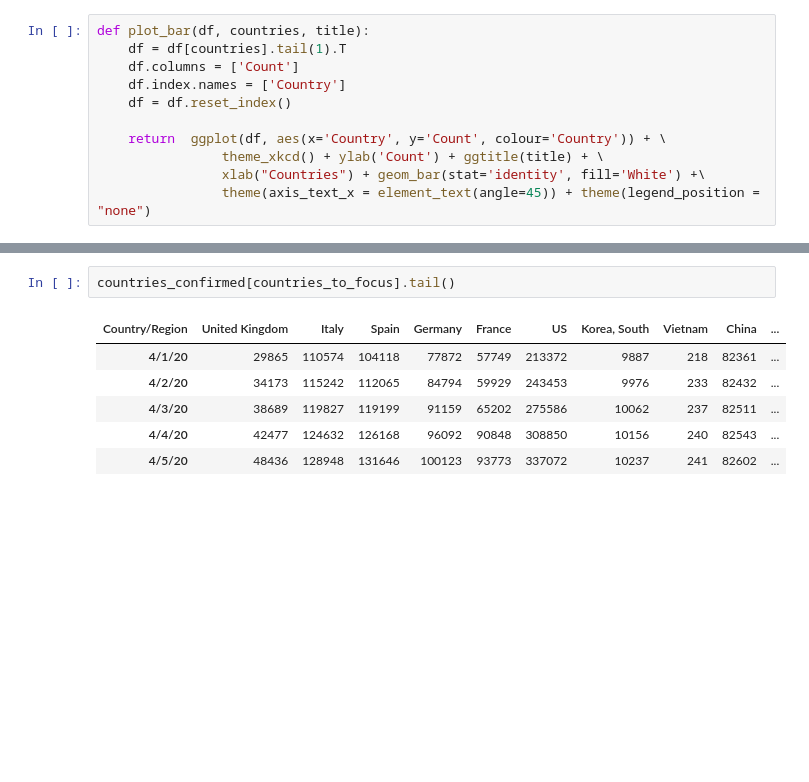
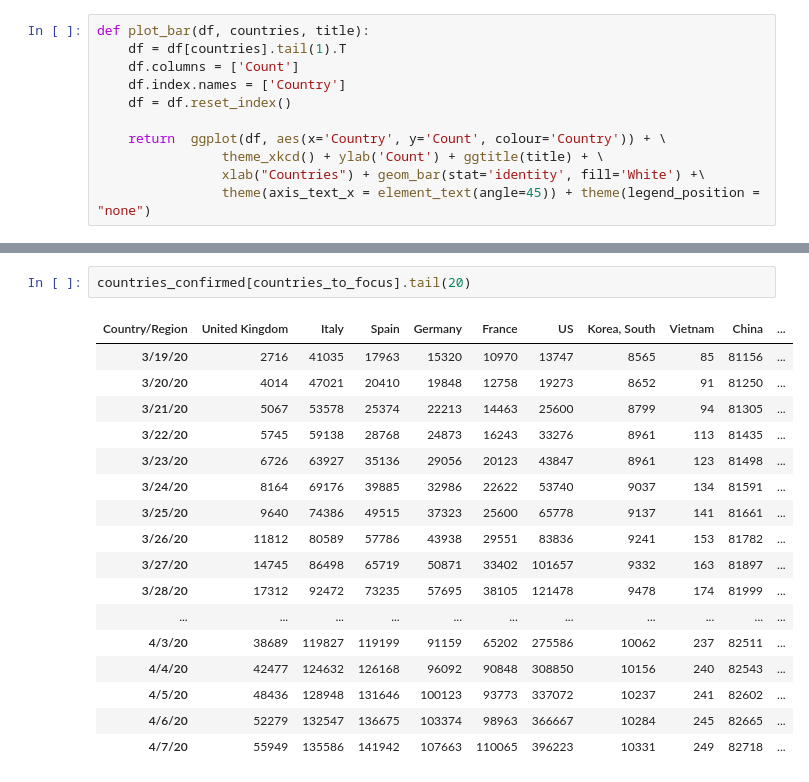
Before and after one commit to ashic/corona, a Jupyter notebook: notebooks/growth-rates.ipynb, the cells around one changed output, grey strips where cells are left out. Cells and saved outputs as stored; diff of their text form; blank space fills up the shorter version.

```diff
--- a/notebooks/growth-rates.ipynb
+++ b/notebooks/growth-rates.ipynb
@@ -206,12 +206,23 @@ p
 # %%
-countries_confirmed[countries_to_focus].tail()
+countries_confirmed[countries_to_focus].tail(20)
 # %% [output]
 | Country/Region | United Kingdom | Italy | Spain | Germany | France | US | Korea, South | Vietnam | China | ... |
-| 4/1/20 | 29865 | 110574 | 104118 | 77872 | 57749 | 213372 | 9887 | 218 | 82361 | ... |
-| 4/2/20 | 34173 | 115242 | 112065 | 84794 | 59929 | 243453 | 9976 | 233 | 82432 | ... |
+| 3/19/20 | 2716 | 41035 | 17963 | 15320 | 10970 | 13747 | 8565 | 85 | 81156 | ... |
+| 3/20/20 | 4014 | 47021 | 20410 | 19848 | 12758 | 19273 | 8652 | 91 | 81250 | ... |
+| 3/21/20 | 5067 | 53578 | 25374 | 22213 | 14463 | 25600 | 8799 | 94 | 81305 | ... |
+| 3/22/20 | 5745 | 59138 | 28768 | 24873 | 16243 | 33276 | 8961 | 113 | 81435 | ... |
+| 3/23/20 | 6726 | 63927 | 35136 | 29056 | 20123 | 43847 | 8961 | 123 | 81498 | ... |
+| 3/24/20 | 8164 | 69176 | 39885 | 32986 | 22622 | 53740 | 9037 | 134 | 81591 | ... |
+| 3/25/20 | 9640 | 74386 | 49515 | 37323 | 25600 | 65778 | 9137 | 141 | 81661 | ... |
+| 3/26/20 | 11812 | 80589 | 57786 | 43938 | 29551 | 83836 | 9241 | 153 | 81782 | ... |
+| 3/27/20 | 14745 | 86498 | 65719 | 50871 | 33402 | 101657 | 9332 | 163 | 81897 | ... |
+| 3/28/20 | 17312 | 92472 | 73235 | 57695 | 38105 | 121478 | 9478 | 174 | 81999 | ... |
+| ... | ... | ... | ... | ... | ... | ... | ... | ... | ... | ... |
 | 4/3/20 | 38689 | 119827 | 119199 | 91159 | 65202 | 275586 | 10062 | 237 | 82511 | ... |
 | 4/4/20 | 42477 | 124632 | 126168 | 96092 | 90848 | 308850 | 10156 | 240 | 82543 | ... |
 | 4/5/20 | 48436 | 128948 | 131646 | 100123 | 93773 | 337072 | 10237 | 241 | 82602 | ... |
+| 4/6/20 | 52279 | 132547 | 136675 | 103374 | 98963 | 366667 | 10284 | 245 | 82665 | ... |
+| 4/7/20 | 55949 | 135586 | 141942 | 107663 | 110065 | 396223 | 10331 | 249 | 82718 | ... |
 # %%
 countries_deaths[countries_to_focus].tail(20)
 # %% [output]
```
Also changed, not shown: parts of 21 cells of this notebook, 16 other files.
